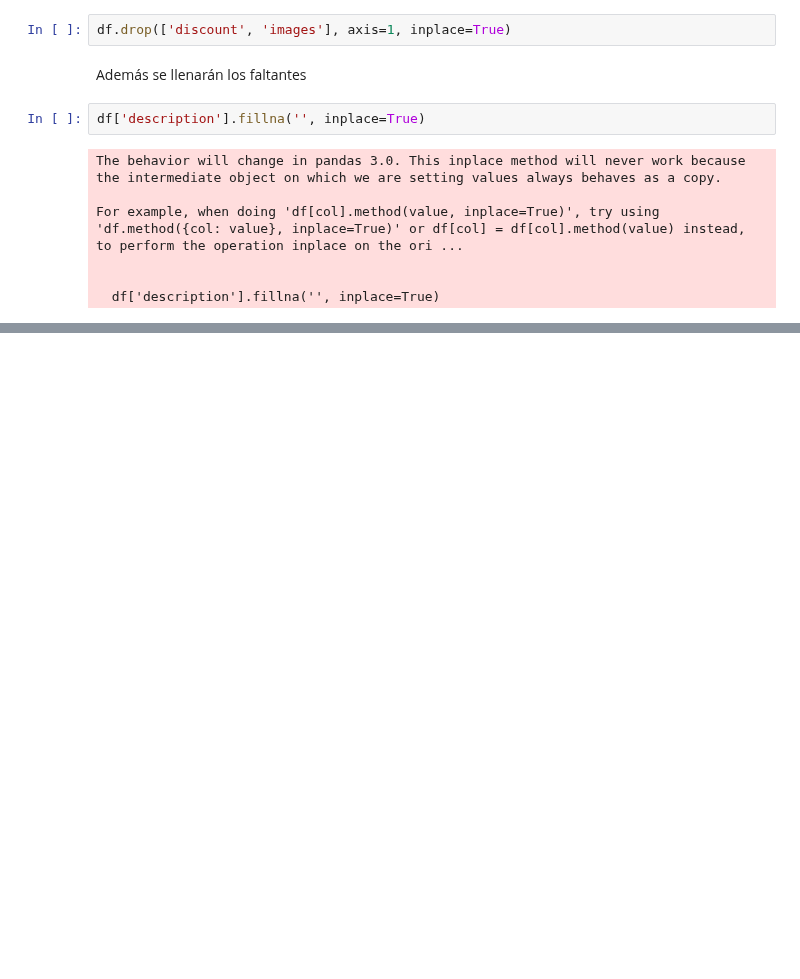
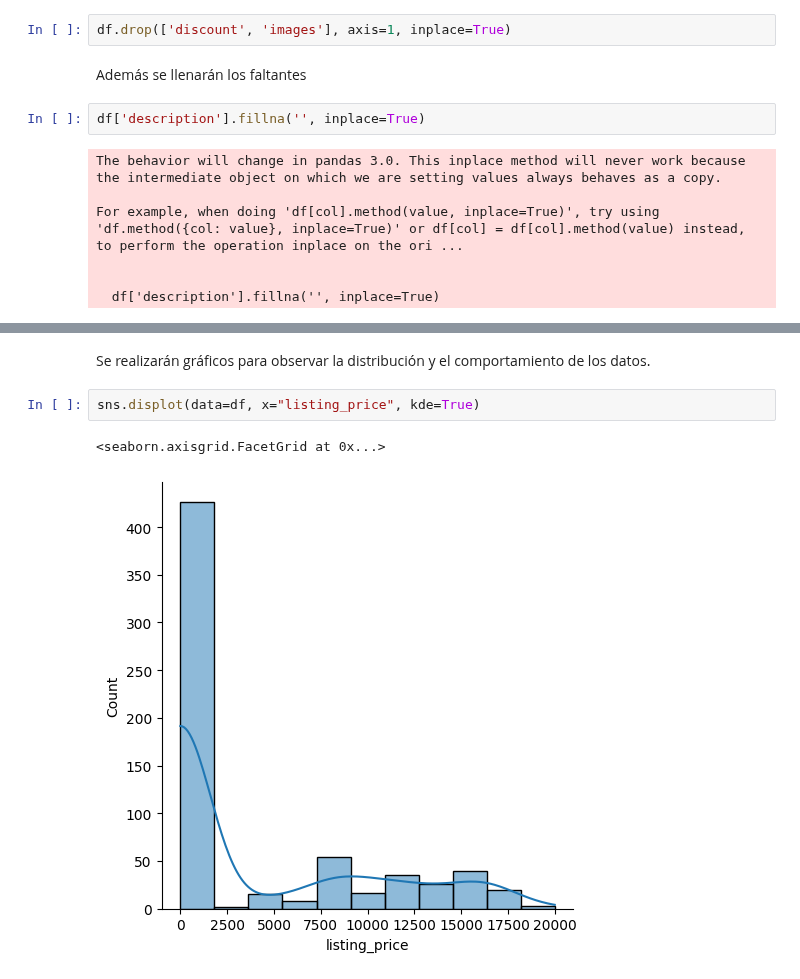
Before and after one commit to pau1ag/caso1, a Jupyter notebook: solucion_caso.ipynb, the cells around one changed output, grey strips where cells are left out. Cells and saved outputs as stored; diff of their text form; blank space fills up the shorter version.

```diff
--- a/solucion_caso.ipynb
+++ b/solucion_caso.ipynb
@@ -94,3 +95,10 @@ df.head()
 | 2 | Nike Air Force 1 Sage Low LX | CI3482-200 | 0 | 9995 | Nike | Taking both height and craft to n... | 0.0 | 0 |
 | 3 | Nike Air Max Dia SE | CD0479-200 | 0 | 9995 | Nike | Designed for a woman's foot, the ... | 0.0 | 0 |
 | 4 | Nike Air Max Verona | CZ6156-101 | 0 | 9995 | Nike | Pass on the good vibes in the Nik... | 0.0 | 0 |
+# %% [markdown]
+Se realizarán gráficos para observar la distribución y el comportamiento de los datos.
+# %%
+sns.displot(data=df, x="listing_price", kde=True)
+# %% [output]
+<seaborn.axisgrid.FacetGrid at 0x...>
+[figure, added]
```
Also changed, not shown: parts of 18 cells of this notebook.
